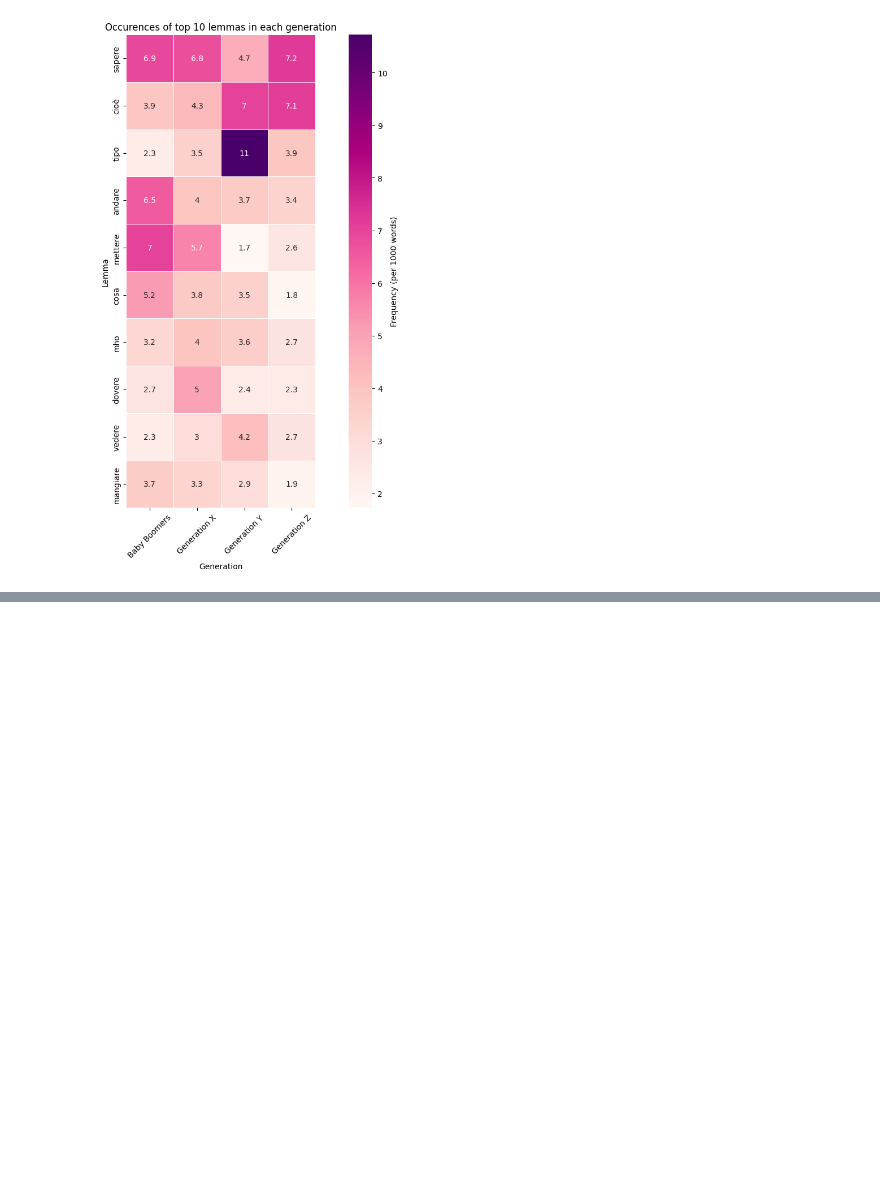
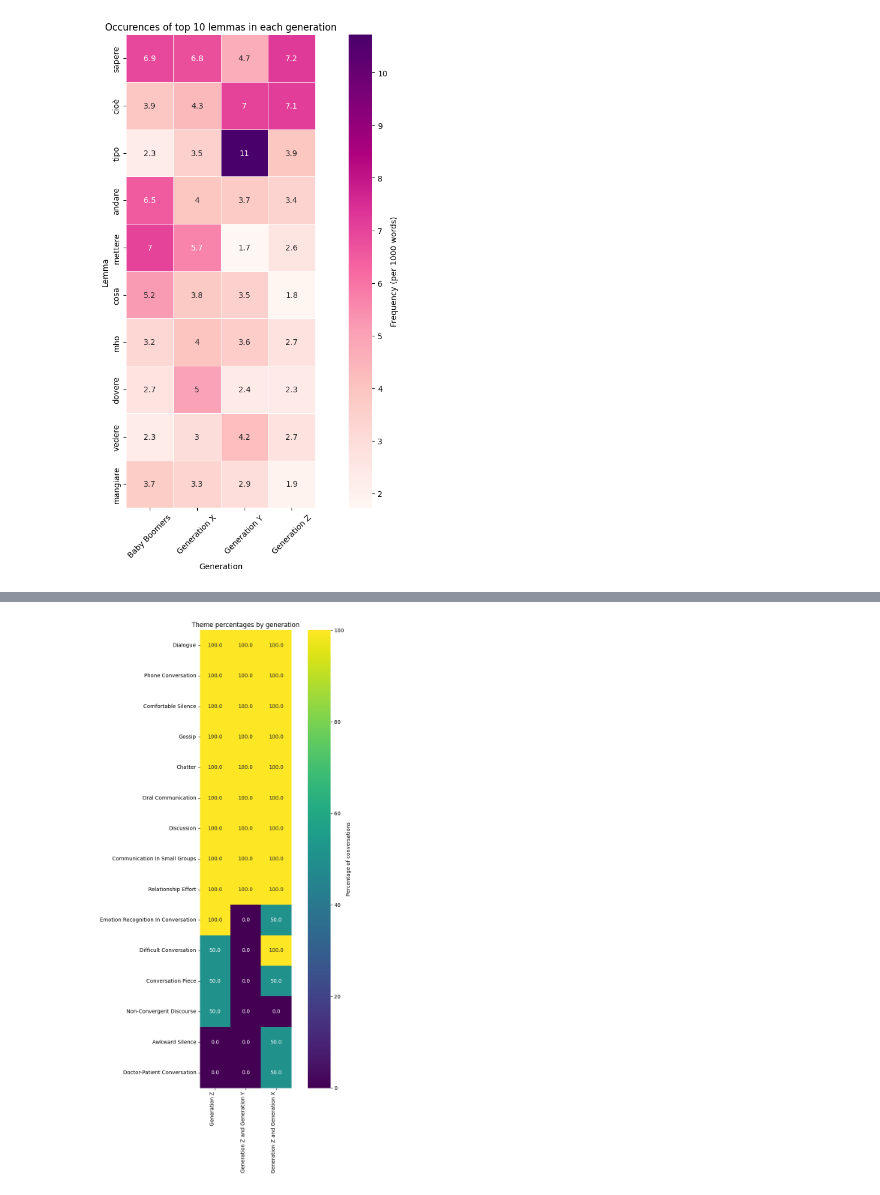
Before and after one commit to nichothenacho64/Generation-Tutti, a Jupyter notebook: notebooks/eda_q2.ipynb, the cells around one changed output, grey strips where cells are left out. Cells and saved outputs as stored; diff of their text form; code cells hidden in the pictures; blank space fills up the shorter version.

Commit message:
Select LOD themes based on chunks of converation text with corresponding lemmas

```diff
--- a/notebooks/eda_q2.ipynb
+++ b/notebooks/eda_q2.ipynb
@@ -3,14 +3,19 @@ import os
 import sys
 
 import matplotlib.pyplot as plt
+import pandas as pd
+import seaborn as sns
 
 sys.path.append(os.path.abspath(".."))
 
-from eda.models import ConversationLine
+from eda.models import ConversationLine, Generation
 from eda.parsing import Conversations, Participants
+from eda.utils import FOLDER_DIR
 
 participants = Participants()
 conversations = Conversations(participants)
+
+ML_THEMES_BY_CONVERSATION_PATH = FOLDER_DIR / "data" / "ml_gen_themes_by_code.json"
 # %%
 from collections import defaultdict
 from collections.abc import Iterable
@@ -298,0 +445,86 @@ for lemma, row in sorted(unique_lemmas.iterrows(), key=lambda pair: pair[1].idxm
+# %%
+import json
+import operator
+from collections.abc import Iterable
+from typing import Any, cast
+
+from eda.utils import round_precise
+
+ML_THEMES_BY_CONVERSATION = json.loads(ML_THEMES_BY_CONVERSATION_PATH.read_text())
+
+totals = defaultdict(int)
+generation_themes = defaultdict(Counter)
+
+def andjoin(it: Iterable[Any], sep: str = ", ") -> str:
+    *elements, last = it
+    if not elements:
+        return str(last)
+    return f"{sep.join(map(str, elements))} and {last}"
+
+Generation._include_range_in_str = False
+
+for code, themes in ML_THEMES_BY_CONVERSATION.items():
+    conversation = conversations.conversation(code)
+    generations = list(map(operator.attrgetter("generation"), conversation.participants))
+    generation = generations[0]
+    if len(set(generations)) == 3:
+        continue
+
+    if all(generation == other_generation for other_generation in generations):
+        generation_id = (generation, pd.NA, pd.NA, pd.NA)
+        generation_themes[generation_id] += Counter(themes)
+        totals[generation_id] += 1
+    else:
+        generations_id = sorted(frozenset(generations))
+        for _ in range(4 - len(generations_id)):
+            generations_id.append(pd.NA)
+        generations_id = tuple(generations_id)
+
+        generation_themes[generations_id] += Counter(themes)
+        totals[generations_id] += 1
+
+for name, total in totals.items():
+    generation_themes[name] = { # type: ignore
+        key: round_precise(value / total * 100, 2)
+        for key, value in generation_themes[name].items()
+    }
+
+def sorter(key: tuple[Generation, ...]) -> tuple[int, ...]:
+    values = [0] * 4
+    for generation in key:
+        if generation == Generation.BOOMERS:
+            values[0] += 1
+        elif generation == Generation.X:
+            values[1] += 1
+        elif generation == Generation.Y:
+            values[2] += 1
+        elif generation == Generation.Z:
+            values[3] += 1
+    return tuple(values)
+
+df = pd.DataFrame(generation_themes).T.fillna(0)
+df = df[df.sum().sort_values(ascending=False).index]
+
+sorted_index = sorted(df.index, key=sorter)
+df = df.reindex(sorted_index)
+df.index = cast(Any, [
+    andjoin(tuple(value for value in index if isinstance(value, Generation)))
+    for index in df.index.values
+])
+df = df.T
+
+plt.figure(figsize=(9, 15))
+sns.heatmap(
+    df,
+    square=True,
+    annot=True,
+    fmt=".1f",
+    cmap="viridis",
+    cbar_kws={"label": "Percentage of conversations"}
+)
+
+plt.title("Theme percentages by generation")
+plt.xticks(rotation=90, ha="right")
+plt.tight_layout()
+plt.show()
+# %% [output]
@@ -298,0 +548 @@ for lemma, row in sorted(unique_lemmas.iterrows(), key=lambda pair: pair[1].idxm
+[figure, added]
```
Also changed, not shown: parts of 6 cells of this notebook, 3 other files.
